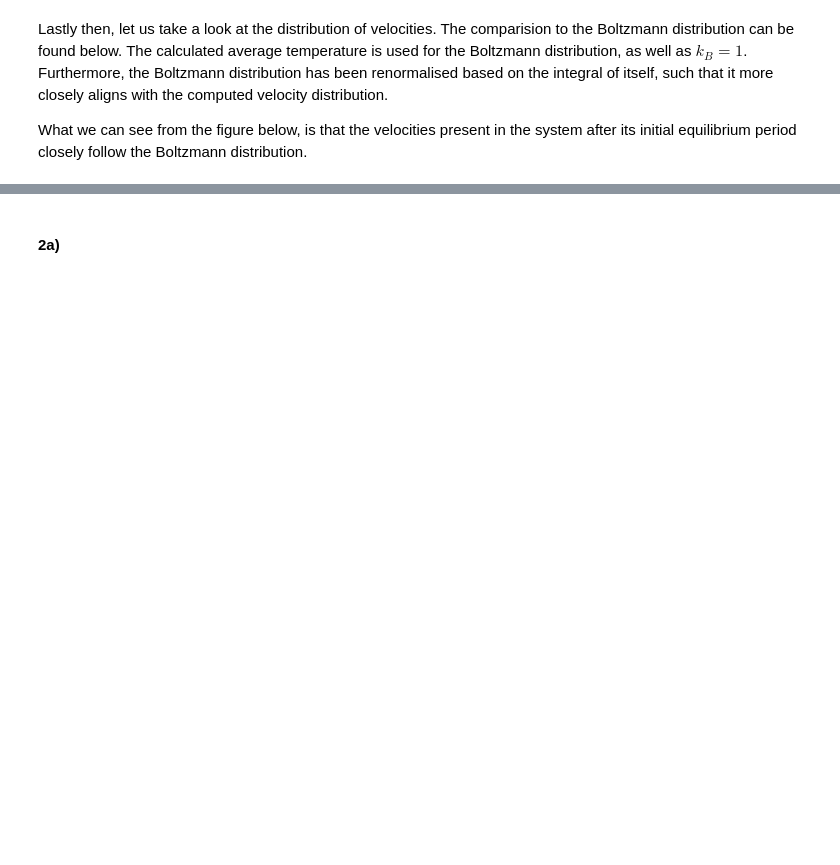
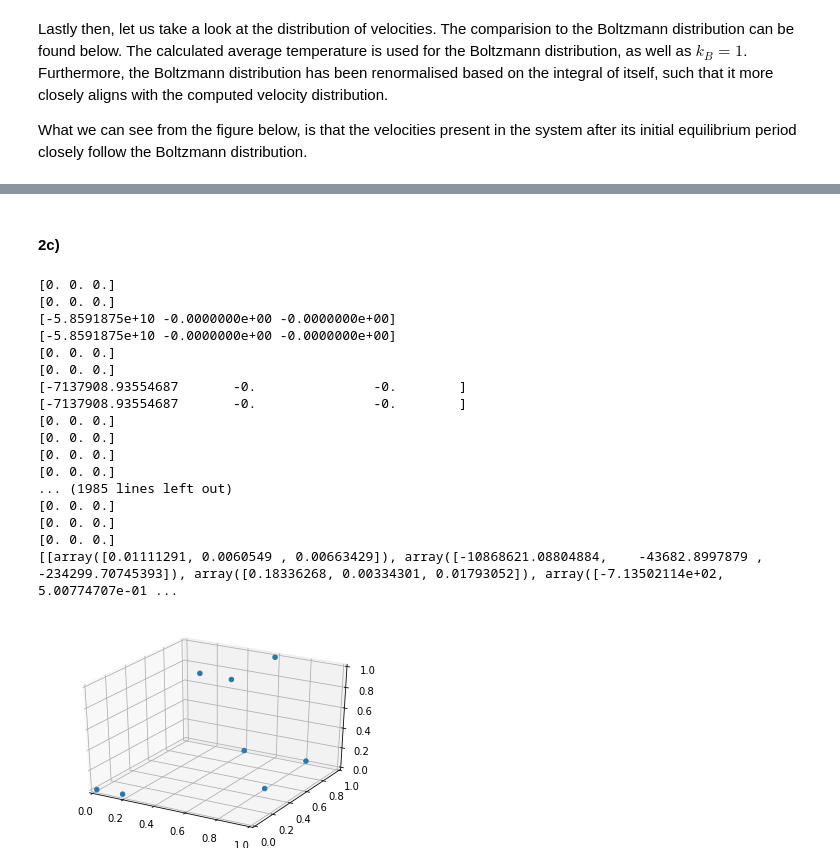
Before and after one commit to KevoSoftworks/computational_physics, a Jupyter notebook: 4_molecular_dynamics/molecular_dynamics.ipynb, the cells around one changed output, grey strips where cells are left out. Drawn from its saved outputs; the diff is of its cells as text; code cells hidden in the pictures; blank space fills up the shorter version.

```diff
--- a/4_molecular_dynamics/molecular_dynamics.ipynb
+++ b/4_molecular_dynamics/molecular_dynamics.ipynb
@@ -220,2 +257,39 @@ plt.legend();
 # %% [markdown]
-#### 2a)
+#### 2c)
+# %%
+particles = ParticleManager().generate_grid(N=10, ret="self").remove_translation()
+force = Force().lennard_jones(rc = 0.4)
+grid = Grid(particles, dt=1/100, force=force)
+
+#print(grid[3].r)
+
+for _ in range(100):
+    grid.update()
+
+print(grid.history)
+
+#fig = plt.figure()
+#ax = fig.add_subplot(111, projection="3d")
+#ax.scatter([p.r[0] for p in grid[:]], [p.r[1] for p in grid[:]], [p.r[2] for p in grid[:]])
+
+handle = grid.animate((0, 1))
+#HTML(handle.to_jshtml())
+# %% [output]
+[0. 0. 0.]
+[0. 0. 0.]
+[-5.8591875e+10 -0.0000000e+00 -0.0000000e+00]
+[-5.8591875e+10 -0.0000000e+00 -0.0000000e+00]
+[0. 0. 0.]
+[0. 0. 0.]
+[-7137908.93554687       -0.               -0.        ]
+[-7137908.93554687       -0.               -0.        ]
+[0. 0. 0.]
+[0. 0. 0.]
+[0. 0. 0.]
+[0. 0. 0.]
+... (1985 lines left out)
+[0. 0. 0.]
+[0. 0. 0.]
+[0. 0. 0.]
+[[array([0.01111291, 0.0060549 , 0.00663429]), array([-10868621.08804884,    -43682.8997879 ,   -234299.70745393]), array([0.18336268, 0.00334301, 0.01793052]), array([-7.13502114e+02,  5.00774707e-01 ...
+[figure, added]
```
Also changed, not shown: parts of 11 cells of this notebook, 1 other file.
